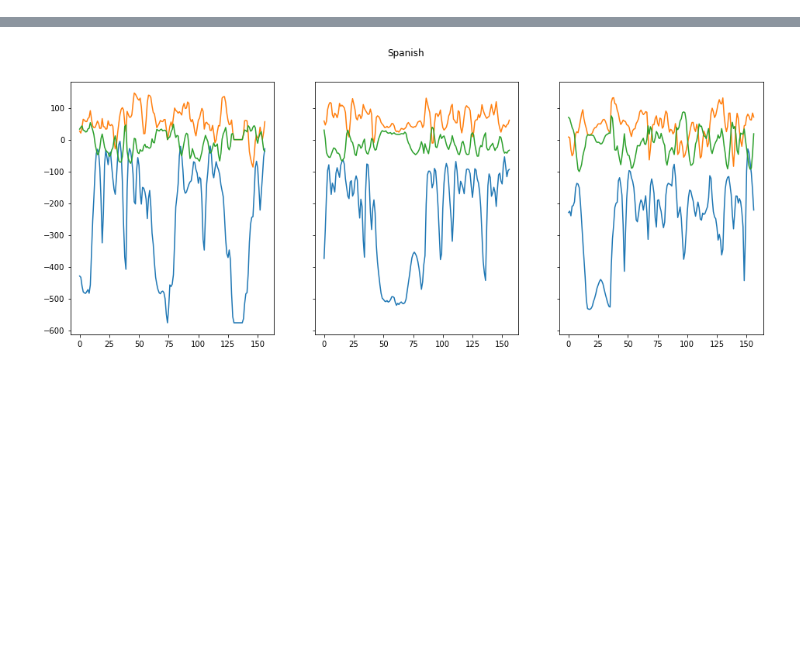
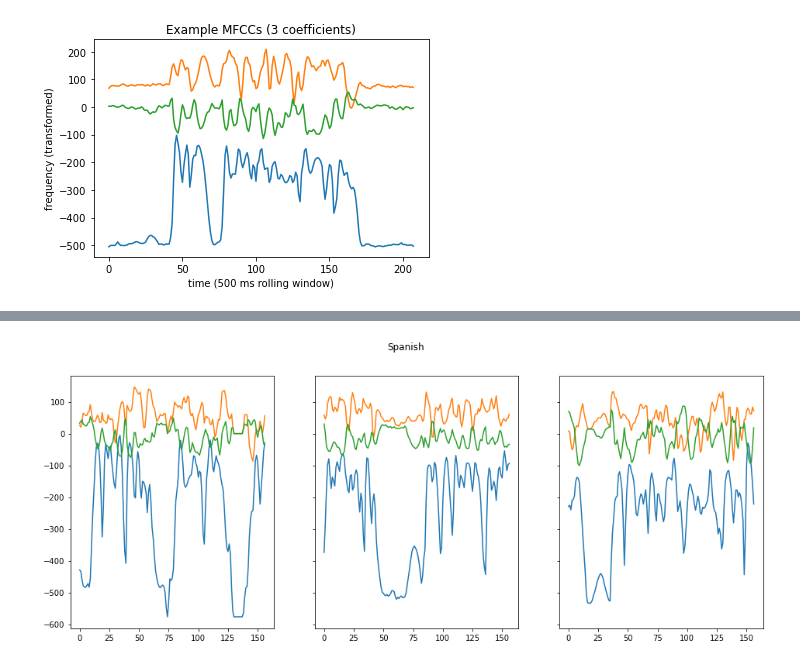
Before and after one commit to lukeheeringa/language_classification, a Jupyter notebook: code/08_mfcc_EDA.ipynb, the cells around one changed output, grey strips where cells are left out. Cells and saved outputs as stored; diff of their text form; code cells hidden in the pictures; blank space fills up the shorter version.

```diff
--- a/code/mfcc_EDA.ipynb
+++ b/code/08_mfcc_EDA.ipynb
@@ -30,0 +41,8 @@ plt.show()
+# %%
+plt.plot(sample_mfcc3.T)
+plt.title('Example MFCCs (3 coefficients)')
+plt.xlabel('time (500 ms rolling window)')
+plt.ylabel('frequency (transformed)')
+plt.show()
+# %% [output]
+[figure, added]
```
Also changed, not shown: parts of 26 cells of this notebook, 15 other files.
